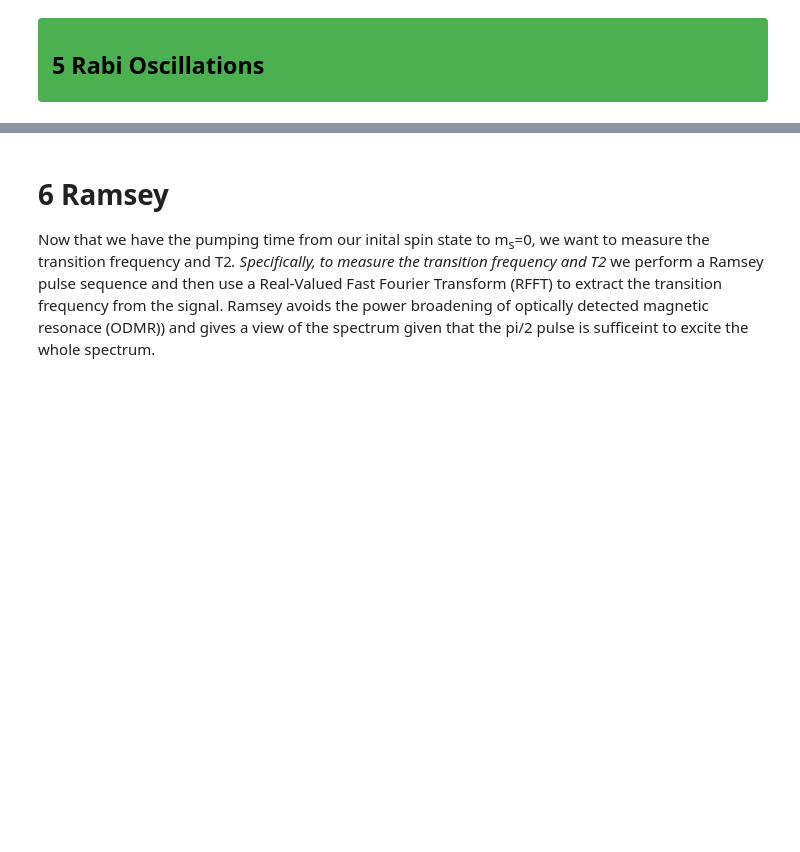
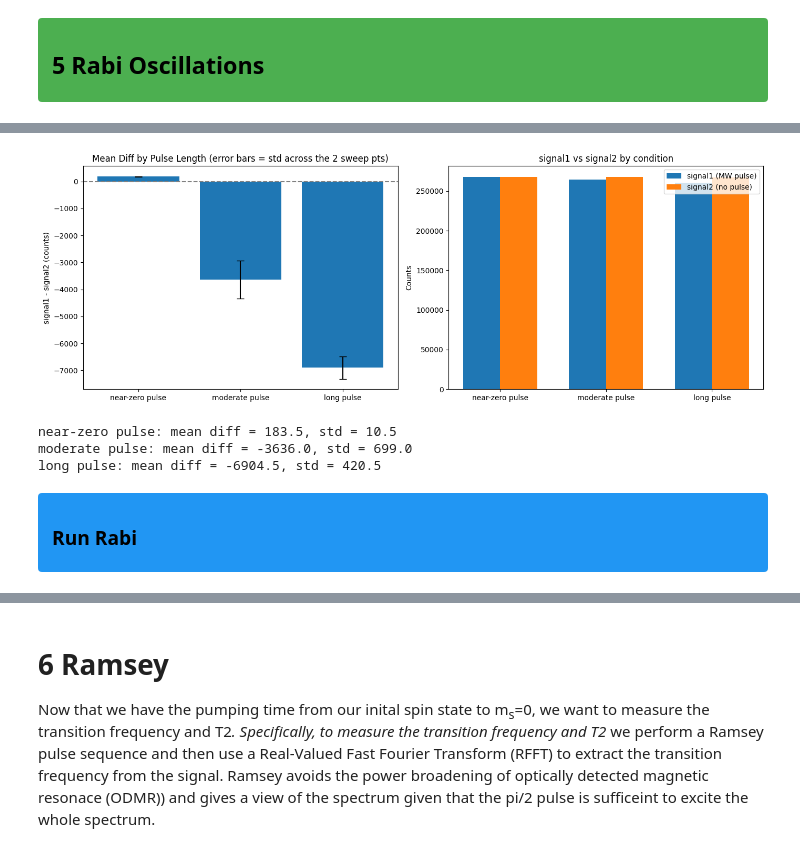
Before and after one commit to jeree-m/qick-dawg, a Jupyter notebook: jupyter_notebooks/Photon_Counting_Shortened.ipynb, the cells around one changed output, grey strips where cells are left out. Drawn from its saved outputs; the diff is of its cells as text; code cells hidden in the pictures; blank space fills up the shorter version.

Commit message:
rabi_with_avg_code

```diff
--- a/jupyter_notebooks/Photon_Counting_Shortened.ipynb
+++ b/jupyter_notebooks/Photon_Counting_Shortened.ipynb
@@ -628,0 +621,51 @@ Instead using 15 to 6415 by 100 in 65 steps
+# %%
+import numpy as np
+
+labels = ['near-zero pulse', 'moderate pulse', 'long pulse']
+results = [d_zero, d_short, d_long]
+
+means = []
+stds = []
+
+for d in results:
+    diff = d.signal1 - d.signal2
+    means.append(diff.mean())
+    stds.append(diff.std())
+
+fig, axes = plt.subplots(1, 2, figsize=(14, 5))
+
+# bar plot of mean diff with error bars
+axes[0].bar(labels, means, yerr=stds, capsize=5)
+axes[0].axhline(0, color='gray', linestyle='--')
+axes[0].set_ylabel('signal1 - signal2 (counts)')
+axes[0].set_title('Mean Diff by Pulse Length (error bars = std across the 2 sweep pts)')
+
+# raw signal1 vs signal2 for each condition, side by side
+x = np.arange(len(labels))
+width = 0.35
+
+sig1_means = [d.signal1.mean() for d in results]
+sig2_means = [d.signal2.mean() for d in results]
+
+axes[1].bar(x - width/2, sig1_means, width, label='signal1 (MW pulse)')
+axes[1].bar(x + width/2, sig2_means, width, label='signal2 (no pulse)')
+axes[1].set_xticks(x)
+axes[1].set_xticklabels(labels)
+axes[1].set_ylabel('Counts')
+axes[1].set_title('signal1 vs signal2 by condition')
+axes[1].legend()
+
+plt.tight_layout()
+plt.show()
+
+for label, mean, std in zip(labels, means, stds):
+    print(f"{label}: mean diff = {mean:.1f}, std = {std:.1f}")
+# %% [output]
+[figure, added]
+near-zero pulse: mean diff = 183.5, std = 10.5
+moderate pulse: mean diff = -3636.0, std = 699.0
+long pulse: mean diff = -6904.5, std = 420.5
+# %% [markdown]
+<div style="background-color:#2196F3; padding:8px 14px; border-radius:4px;">
+<h3 style="color:black; margin:0;">  Run Rabi </h3>
+</div>
```
Also changed, not shown: parts of 17 cells of this notebook.
